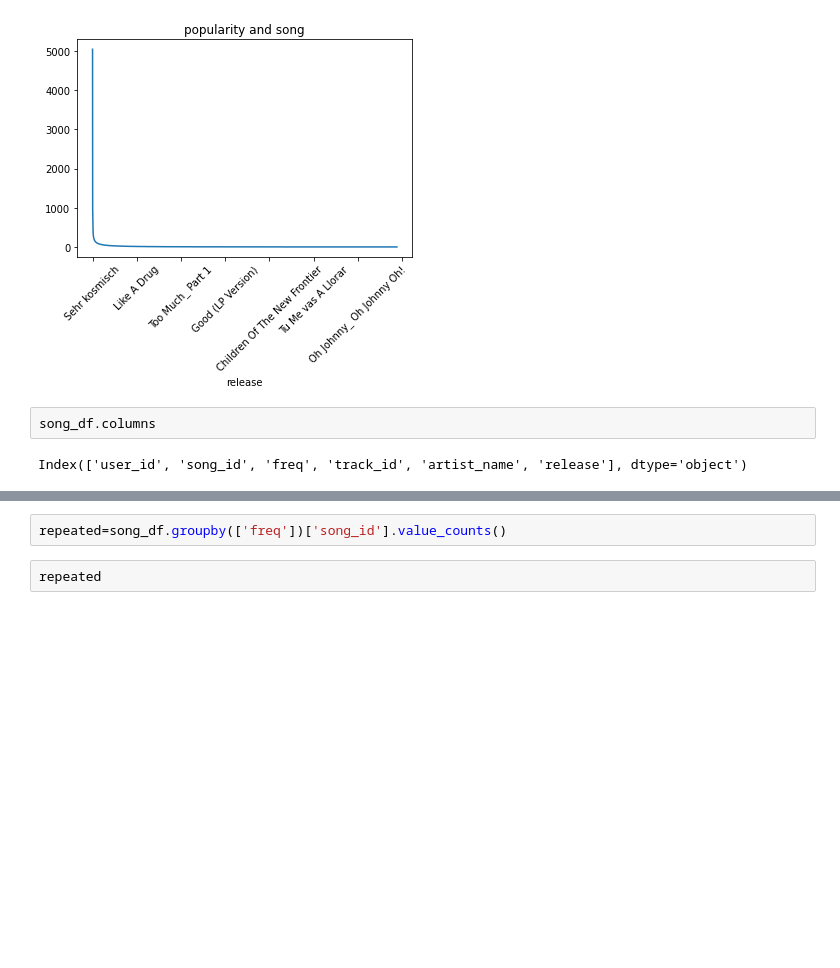
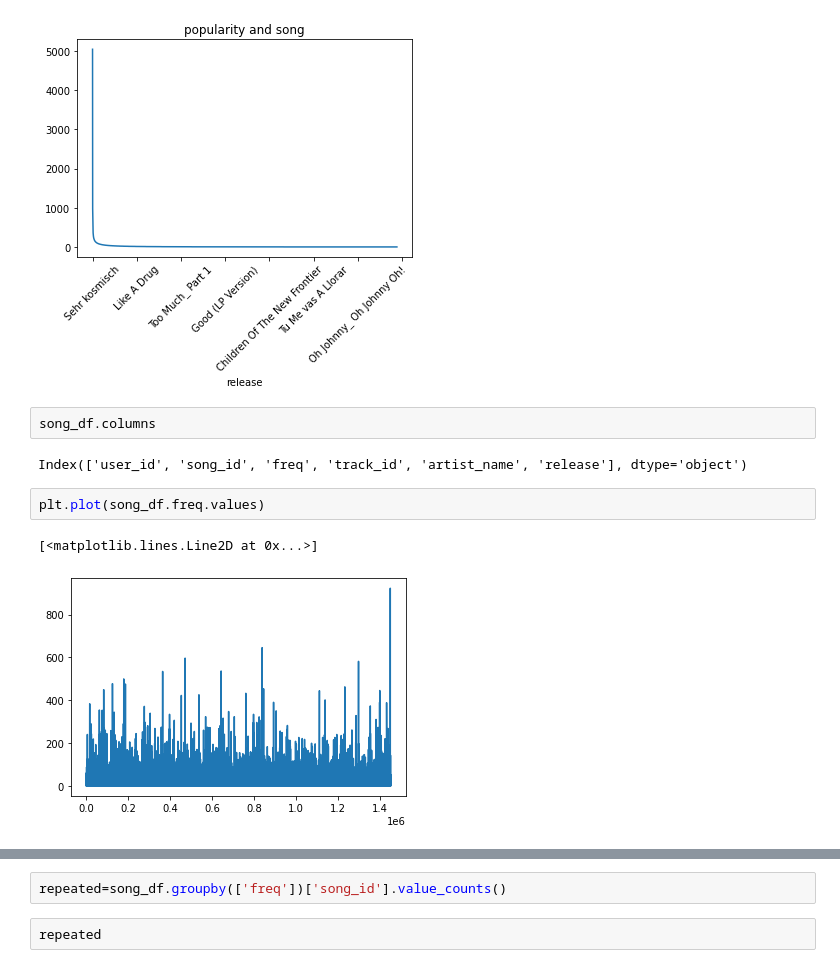
Before and after one commit to charithcherry/Innomatics_Internship_APR_21, a Jupyter notebook: Recommender System/Music_Rec_Sys.ipynb, the cells around one changed output, grey strips where cells are left out. Cells and saved outputs as stored; diff of their text form; blank space fills up the shorter version.

```diff
--- a/Recommender System/Music_Rec_Sys.ipynb
+++ b/Recommender System/Music_Rec_Sys.ipynb
@@ -382,3 +383,8 @@ Text(0.5, 1.0, 'popularity and song')
 song_df.columns
 # %% [output]
 Index(['user_id', 'song_id', 'freq', 'track_id', 'artist_name', 'release'], dtype='object')
+# %%
+plt.plot(song_df.freq.values)
+# %% [output]
+[<matplotlib.lines.Line2D at 0x...>]
+[figure, added]
```
Also changed, not shown: parts of 38 cells of this notebook.
